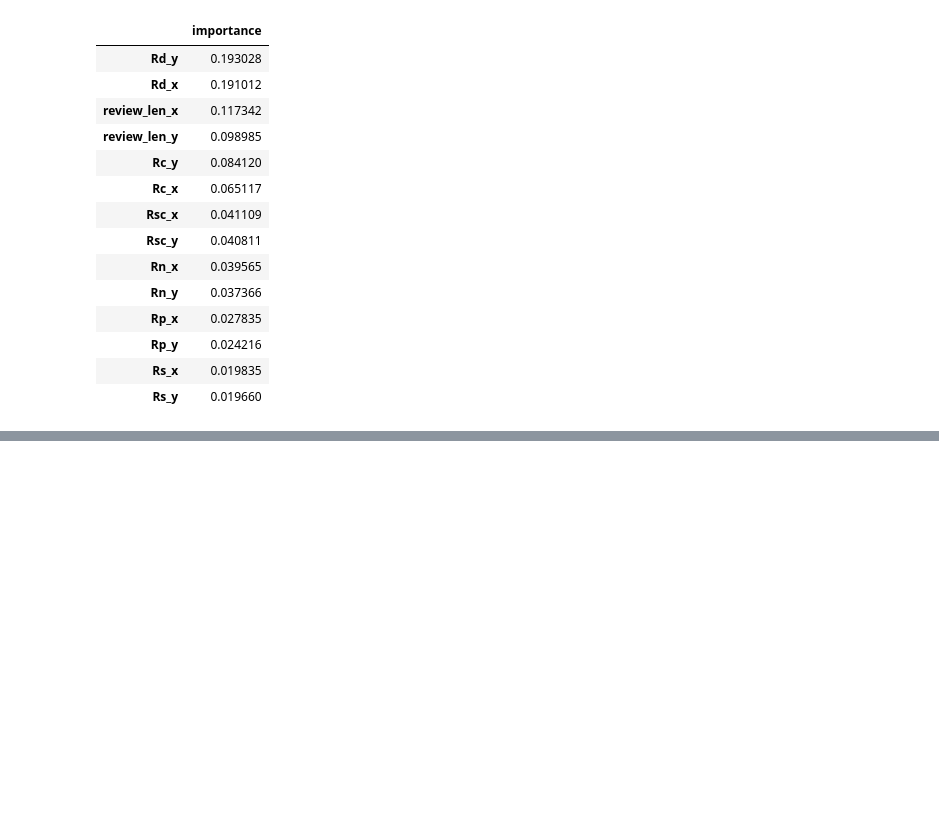
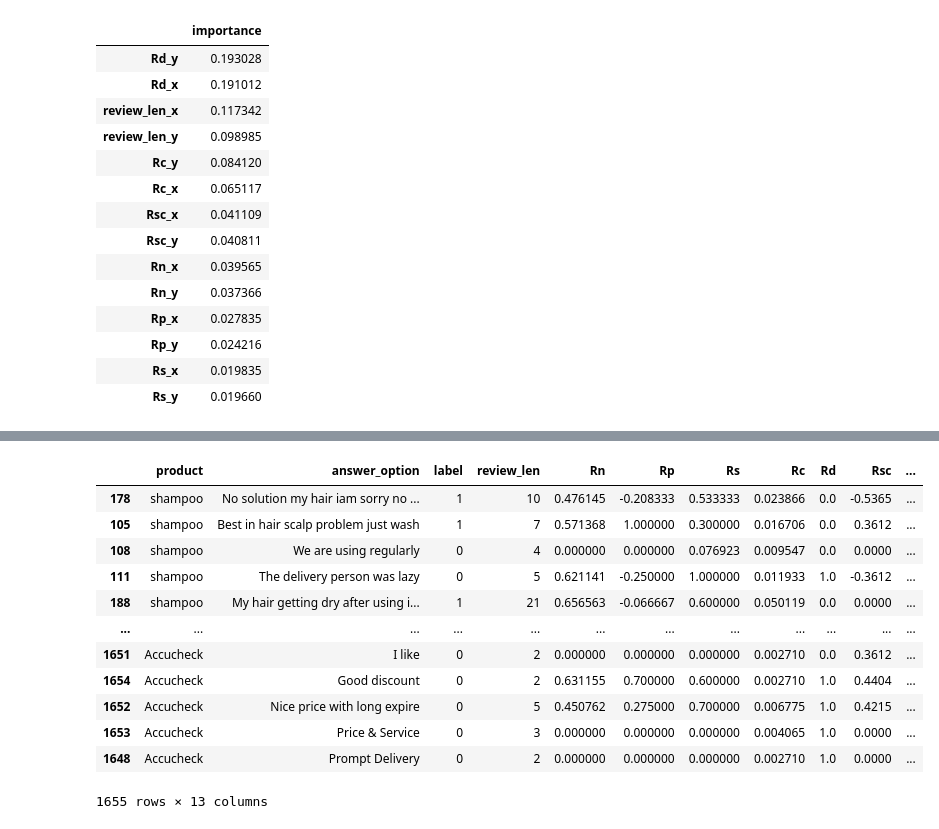
Before and after one commit to deepshika-sharma/E-commerce-product-review-analysis, a Jupyter notebook: modeling.ipynb, the cells around one changed output, grey strips where cells are left out. Cells and saved outputs as stored; diff of their text form; code cells hidden in the pictures; blank space fills up the shorter version.

```diff
--- a/modeling.ipynb
+++ b/modeling.ipynb
@@ -321,0 +336,2 @@ pd.DataFrame(rf.feature_importances_,
+# %%
+model = load('random-forest.joblib')
@@ -321,0 +354,36 @@ pd.DataFrame(rf.feature_importances_,
+# %%
+product_list = df['product'].unique()
+df['win'] = 0
+df['lose'] = 0
+df['review_score'] = 0.0
+df.reset_index(inplace=True, drop=True)
+# %%
+def get_score(A,B):
+    C = pd.merge(A,B, how='outer', on='j')
+    C.drop(columns=['j'], inplace=True)
+    i = model.predict(C.values)
+    return Counter(i)
+
+for product in product_list:
+    data = df[df['product']==product]
+    for indx in data.index:
+        review = df.iloc[indx, 3:-3]
+        review['j'] = 'jn'
+        A = pd.DataFrame([review])
+        B = data[data.index!=indx].iloc[:,3:-3]
+        B['j'] = 'jn'
+        score = get_score(A, B)
+        df.at[indx, 'win'] = 0 if score.get(1) is None else score.get(1)
+        df.at[indx, 'lose'] = 0 if score.get(0) is None else score.get(0)
+        df.at[indx, 'review_score'] = float(0 if score.get(1) is None else score.get(1)) / len(data) * 1.0
+
+df = df.sort_values(by = ['product','review_score'], ascending = False)
+
+r_accuracy =[]
+for product in product_list:
+    x = prod[prod.index == product][1][0]
+    number_of_1_in_x = Counter(df[df['product']==product].iloc[:x, ]['label']).get(1)
+    rank_accuracy = float(number_of_1_in_x*1.0 / x*1.0)
+    print("Product: {} | Rank Accuracy: {}".format(product, rank_accuracy))
+    r_accuracy.append(rank_accuracy)
+print("Mean Rank Accuracy: {}".format(mean(r_accuracy)))
@@ -321,0 +400,16 @@ pd.DataFrame(rf.feature_importances_,
+# %%
+df
+# %% [output]
+|  | product | answer_option | label | review_len | Rn | Rp | Rs | Rc | Rd | Rsc | ... |
+| 178 | shampoo | No solution my hair iam sorry no ... | 1 | 10 | 0.476145 | -0.208333 | 0.533333 | 0.023866 | 0.0 | -0.5365 | ... |
+| 105 | shampoo | Best in hair scalp problem just wash | 1 | 7 | 0.571368 | 1.000000 | 0.300000 | 0.016706 | 0.0 | 0.3612 | ... |
+| 108 | shampoo | We are using regularly | 0 | 4 | 0.000000 | 0.000000 | 0.076923 | 0.009547 | 0.0 | 0.0000 | ... |
+| 111 | shampoo | The delivery person was lazy | 0 | 5 | 0.621141 | -0.250000 | 1.000000 | 0.011933 | 1.0 | -0.3612 | ... |
+| 188 | shampoo | My hair getting dry after using i... | 1 | 21 | 0.656563 | -0.066667 | 0.600000 | 0.050119 | 0.0 | 0.0000 | ... |
+| ... | ... | ... | ... | ... | ... | ... | ... | ... | ... | ... | ... |
+| 1651 | Accucheck | I like | 0 | 2 | 0.000000 | 0.000000 | 0.000000 | 0.002710 | 0.0 | 0.3612 | ... |
+| 1654 | Accucheck | Good discount | 0 | 2 | 0.631155 | 0.700000 | 0.600000 | 0.002710 | 1.0 | 0.4404 | ... |
+| 1652 | Accucheck | Nice price with long expire | 0 | 5 | 0.450762 | 0.275000 | 0.700000 | 0.006775 | 1.0 | 0.4215 | ... |
+| 1653 | Accucheck | Price & Service | 0 | 3 | 0.000000 | 0.000000 | 0.000000 | 0.004065 | 1.0 | 0.0000 | ... |
+| 1648 | Accucheck | Prompt Delivery | 0 | 2 | 0.000000 | 0.000000 | 0.000000 | 0.002710 | 1.0 | 0.0000 | ... |
+1655 rows × 13 columns
```
Also changed, not shown: parts of 4 cells of this notebook, 2 other files.
